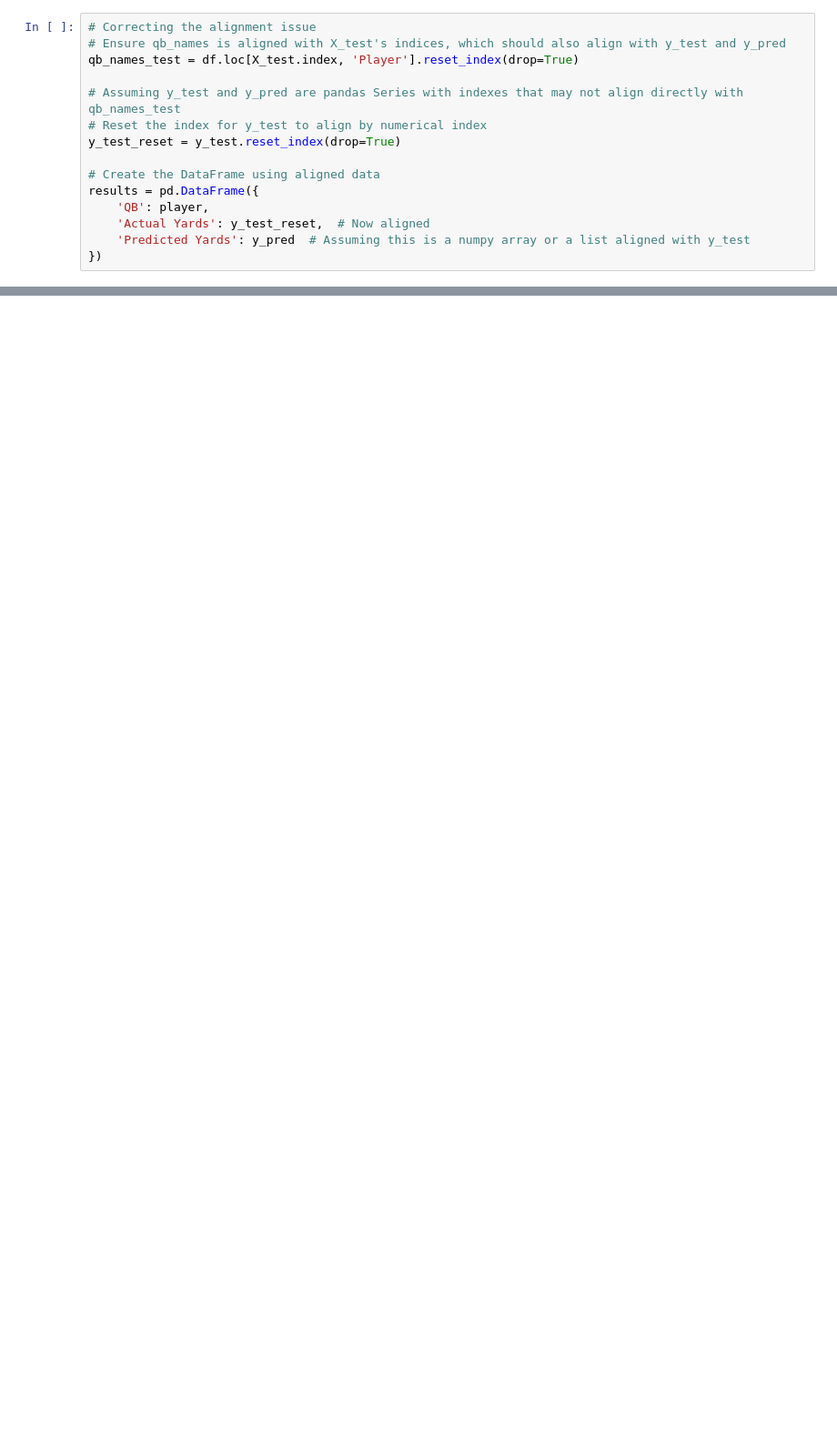
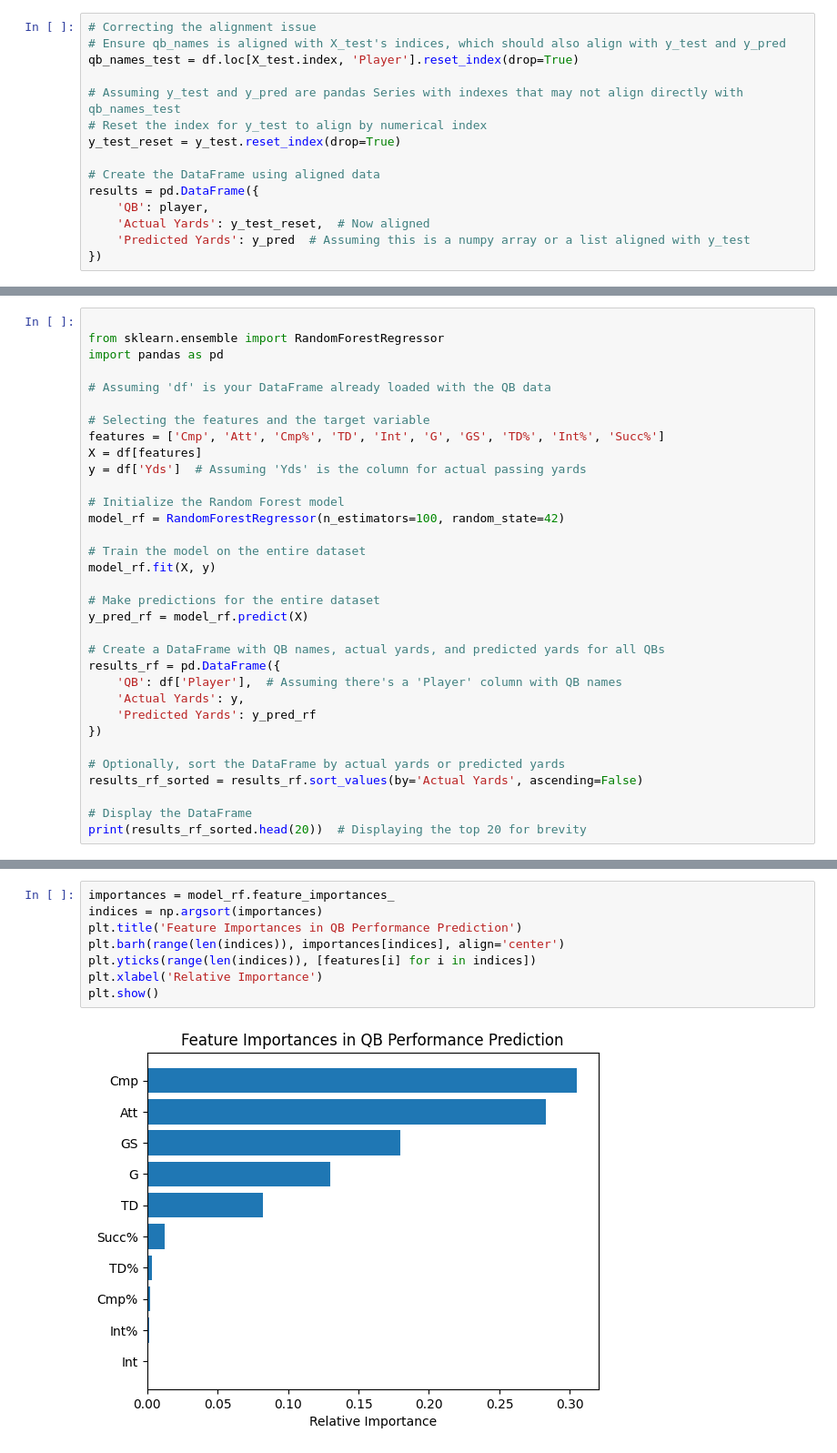
Before and after one commit to BenasBlask/QB-Analysis, a Jupyter notebook: QbAnalysis.ipynb, the cells around one changed output, grey strips where cells are left out. Shown at 91% size. Cells and saved outputs as stored; diff of their text form; blank space fills up the shorter version.

```diff
--- a/QbAnalysis.ipynb
+++ b/QbAnalysis.ipynb
@@ -334,0 +335,33 @@ plt.show()
+# %%
+
+from sklearn.ensemble import RandomForestRegressor
+import pandas as pd
+
+# Assuming 'df' is your DataFrame already loaded with the QB data
+
+# Selecting the features and the target variable
+features = ['Cmp', 'Att', 'Cmp%', 'TD', 'Int', 'G', 'GS', 'TD%', 'Int%', 'Succ%']
+X = df[features]
+y = df['Yds']  # Assuming 'Yds' is the column for actual passing yards
+
+# Initialize the Random Forest model
+model_rf = RandomForestRegressor(n_estimators=100, random_state=42)
+
+# Train the model on the entire dataset
+model_rf.fit(X, y)
+
+# Make predictions for the entire dataset
+y_pred_rf = model_rf.predict(X)
+
+# Create a DataFrame with QB names, actual yards, and predicted yards for all QBs
+results_rf = pd.DataFrame({
+    'QB': df['Player'],  # Assuming there's a 'Player' column with QB names
+    'Actual Yards': y,
+    'Predicted Yards': y_pred_rf
+})
+
+# Optionally, sort the DataFrame by actual yards or predicted yards
+results_rf_sorted = results_rf.sort_values(by='Actual Yards', ascending=False)
+
+# Display the DataFrame
+print(results_rf_sorted.head(20))  # Displaying the top 20 for brevity
@@ -334,0 +441,10 @@ plt.show()
+# %%
+importances = model_rf.feature_importances_
+indices = np.argsort(importances)
+plt.title('Feature Importances in QB Performance Prediction')
+plt.barh(range(len(indices)), importances[indices], align='center')
+plt.yticks(range(len(indices)), [features[i] for i in indices])
+plt.xlabel('Relative Importance')
+plt.show()
+# %% [output]
+[figure, added]
```
Also changed, not shown: parts of 9 cells of this notebook.
